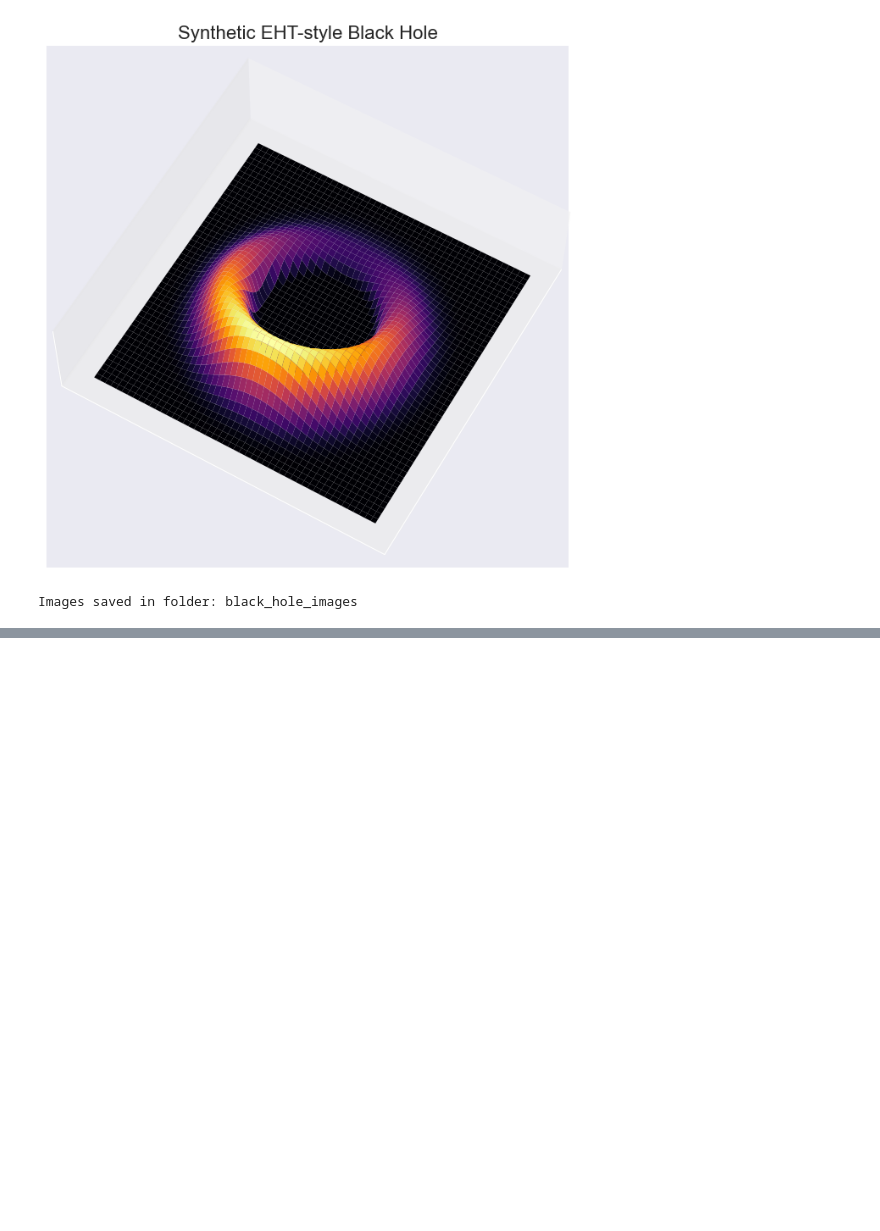
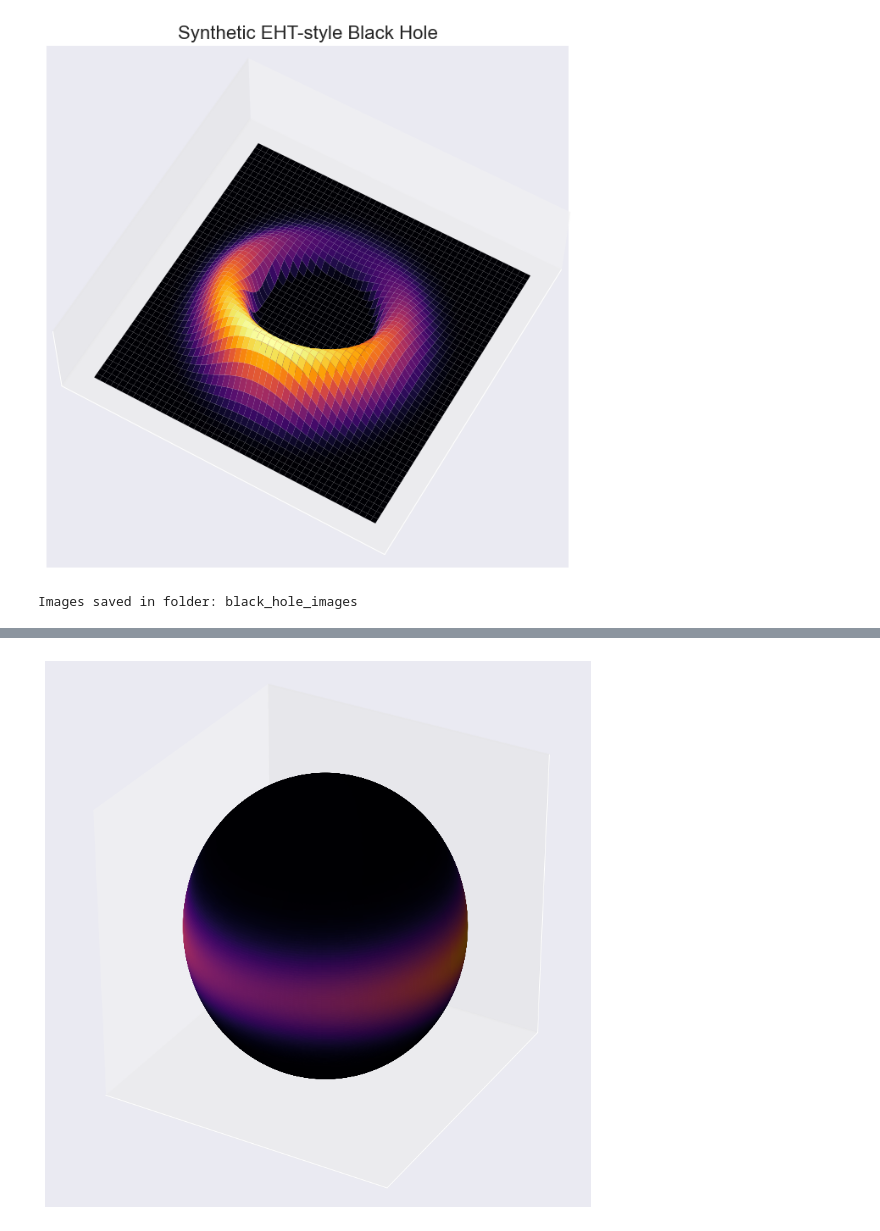
Before and after one commit to aaravshandilya/Machine_Learning, a Jupyter notebook: Black Hole Imaging.ipynb, the cells around one changed output, grey strips where cells are left out. Saved outputs shown, nothing was run; the diff lists cells and outputs as text; code cells hidden in the pictures; blank space fills up the shorter version.

```diff
--- a/Black Hole Imaging.ipynb
+++ b/Black Hole Imaging.ipynb
@@ -985,0 +988,46 @@ print(f"Images saved in folder: {output_folder}")
+# %%
+import numpy as np
+import matplotlib.pyplot as plt
+from mpl_toolkits.mplot3d import Axes3D
+from scipy.ndimage import gaussian_filter
+import os
+
+# Create folder
+output_folder = "black_hole_sphere"
+os.makedirs(output_folder, exist_ok=True)
+
+def generate_spherical_black_hole(grid_size=200, ring_radius=1.0, ring_thickness=0.3, asymmetry=0.5):
+    # Sphere coordinates
+    theta = np.linspace(0, np.pi, grid_size)    # latitude
+    phi = np.linspace(0, 2*np.pi, grid_size)    # longitude
+    TH, PH = np.meshgrid(theta, phi)
+
+    # Convert to Cartesian for plotting
+    X = np.sin(TH) * np.cos(PH)
+    Y = np.sin(TH) * np.sin(PH)
+    Z = np.cos(TH)
+
+    # Distance from equatorial plane for accretion ring
+    R = np.abs(Z)   # ring strongest near equator
+    ring = np.exp(-((R - 0.0)/ring_thickness)**2)  # ring around equator
+    ring *= 1 + asymmetry*np.sin(PH)               # asymmetry in brightness
+    intensity = gaussian_filter(ring, sigma=2)
+
+    return X, Y, Z, intensity
+
+# Generate a single spherical black hole
+X, Y, Z, intensity = generate_spherical_black_hole()
+
+# Plot
+fig = plt.figure(figsize=(8,8))
+ax = fig.add_subplot(111, projection='3d')
+ax.plot_surface(X, Y, Z, facecolors=plt.cm.inferno(intensity/intensity.max()), rstride=1, cstride=1)
+ax.set_xticks([])
+ax.set_yticks([])
+ax.set_zticks([])
+ax.set_box_aspect([1,1,1])
+plt.tight_layout()
+plt.savefig(f"{output_folder}/black_hole_sphere.png", dpi=200)
+plt.show()
+# %% [output]
+[figure, added]
```
Also changed, not shown: parts of 2 cells of this notebook, 9 other files.
